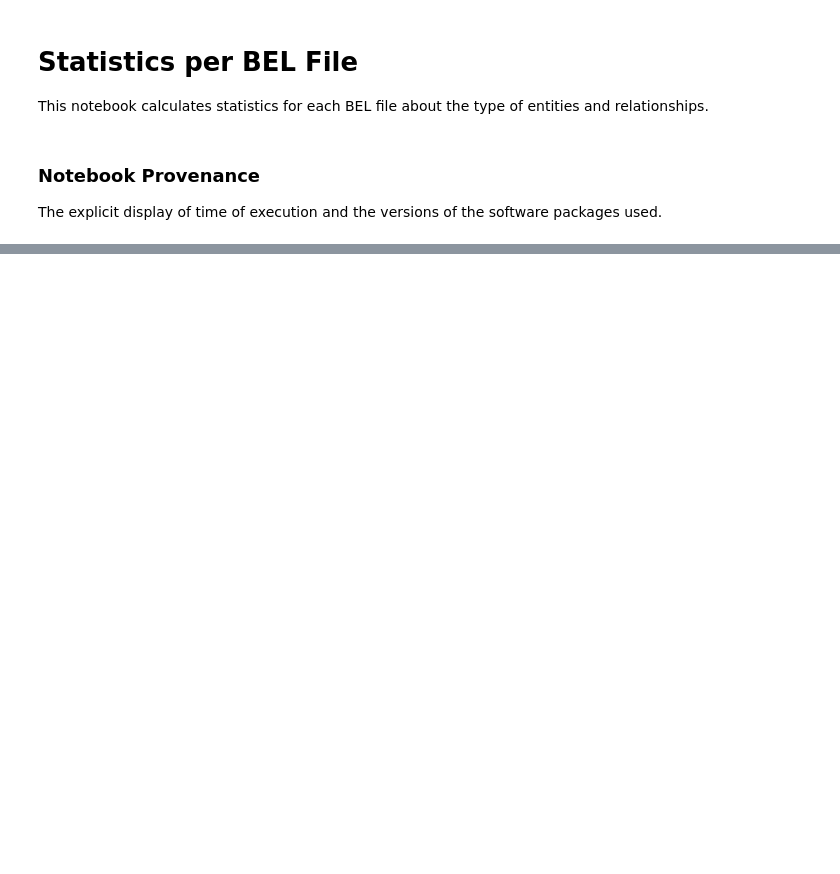
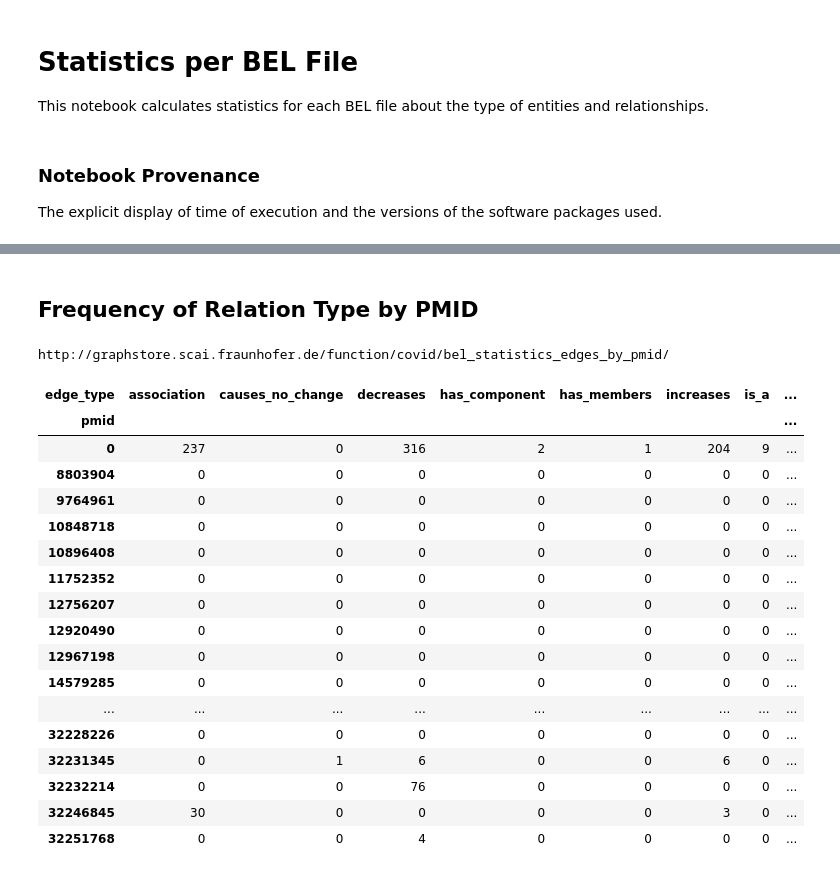
Before and after one commit to covid19kg/Analysis, a Jupyter notebook: notebooks/covid19kg_stats_table.ipynb, the cells around one changed output, grey strips where cells are left out. Cells and saved outputs as stored; diff of their text form; code cells hidden in the pictures; blank space fills up the shorter version.

```diff
--- a/notebooks/covid19kg_stats_table.ipynb
+++ b/notebooks/covid19kg_stats_table.ipynb
@@ -7,10 +7,10 @@ import os
 import sys
 import time
 
-import pybel
 import pandas as pd
+pd.set_option('display.max_rows', None)
 
-import covid19kg
+from ebel_rest import connect, query, statistics
 # %% [markdown]
 ### Notebook Provenance
 The explicit display of time of execution and the versions of the software packages used.
@@ -138,0 +165,24 @@ covid19_kg_stats_df.to_csv("covid19_kg_stats.tsv", sep='\t')
+# %% [markdown]
+## Frequency of Relation Type by PMID
+# %%
+statistics.edges_by_pmid(pivot=True)
+# %% [output]
+http://graphstore.scai.fraunhofer.de/function/covid/bel_statistics_edges_by_pmid/
+| edge_type | association | causes_no_change | decreases | has_component | has_members | increases | is_a | ... |
+| pmid |  |  |  |  |  |  |  | ... |
+| 0 | 237 | 0 | 316 | 2 | 1 | 204 | 9 | ... |
+| 8803904 | 0 | 0 | 0 | 0 | 0 | 0 | 0 | ... |
+| 9764961 | 0 | 0 | 0 | 0 | 0 | 0 | 0 | ... |
+| 10848718 | 0 | 0 | 0 | 0 | 0 | 0 | 0 | ... |
+| 10896408 | 0 | 0 | 0 | 0 | 0 | 0 | 0 | ... |
+| 11752352 | 0 | 0 | 0 | 0 | 0 | 0 | 0 | ... |
+| 12756207 | 0 | 0 | 0 | 0 | 0 | 0 | 0 | ... |
+| 12920490 | 0 | 0 | 0 | 0 | 0 | 0 | 0 | ... |
+| 12967198 | 0 | 0 | 0 | 0 | 0 | 0 | 0 | ... |
+| 14579285 | 0 | 0 | 0 | 0 | 0 | 0 | 0 | ... |
+| ... | ... | ... | ... | ... | ... | ... | ... | ... |
+| 32228226 | 0 | 0 | 0 | 0 | 0 | 0 | 0 | ... |
+| 32231345 | 0 | 1 | 6 | 0 | 0 | 6 | 0 | ... |
+| 32232214 | 0 | 0 | 76 | 0 | 0 | 0 | 0 | ... |
+| 32246845 | 30 | 0 | 0 | 0 | 0 | 3 | 0 | ... |
+| 32251768 | 0 | 0 | 4 | 0 | 0 | 0 | 0 | ... |
```
Also changed, not shown: parts of 33 cells of this notebook, 1 other file.
